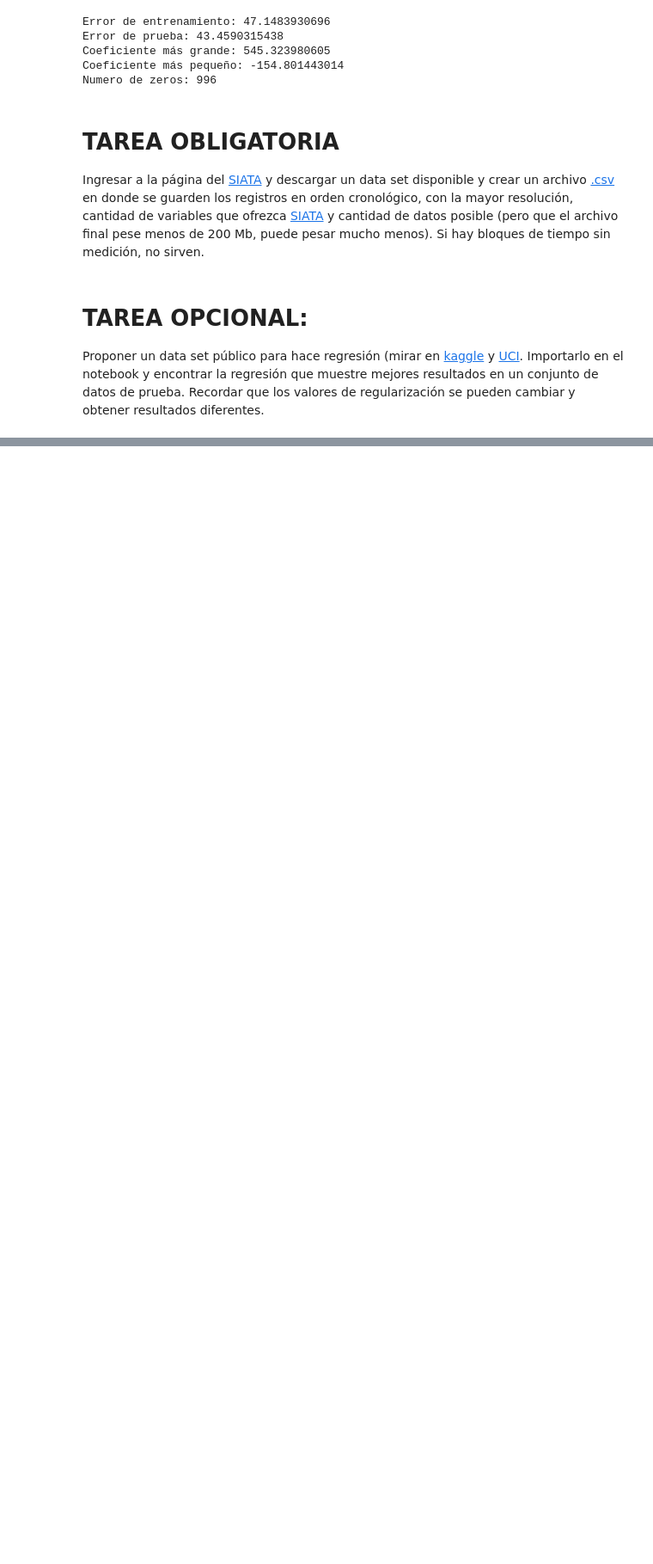
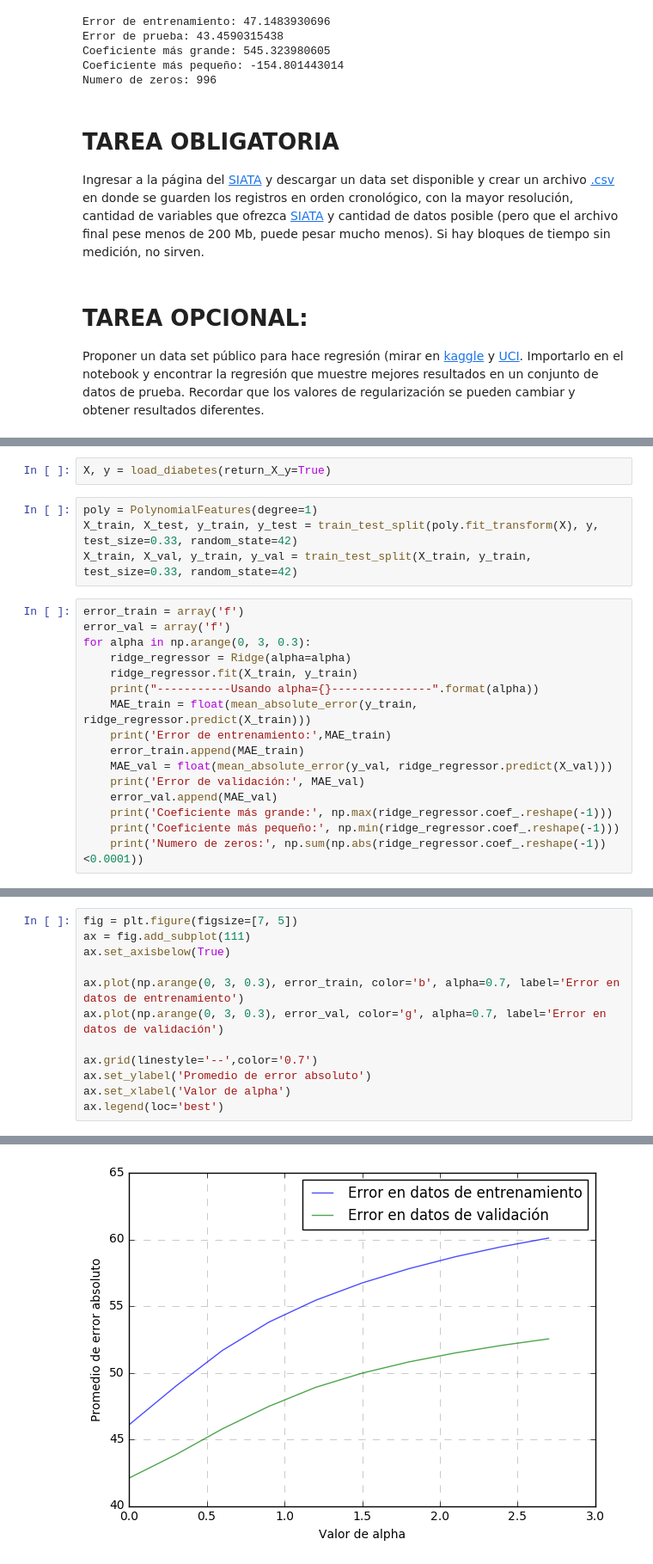
Before and after one commit to GAPM/Machine_Learning_basico, a Jupyter notebook: regresion_lineal.ipynb, the cells around one changed output, grey strips where cells are left out. Shown at 86% size. Cells and saved outputs as stored; diff of their text form; blank space fills up the shorter version.

```diff
--- a/regresion_lineal.ipynb
+++ b/regresion_lineal.ipynb
@@ -702,0 +708,22 @@ Proponer un data set público para hace regresión (mirar en [kaggle](https://ww
+# %%
+X, y = load_diabetes(return_X_y=True)
+# %%
+poly = PolynomialFeatures(degree=1)
+X_train, X_test, y_train, y_test = train_test_split(poly.fit_transform(X), y, test_size=0.33, random_state=42)
+X_train, X_val, y_train, y_val = train_test_split(X_train, y_train, test_size=0.33, random_state=42)
+# %%
+error_train = array('f')
+error_val = array('f')
+for alpha in np.arange(0, 3, 0.3):
+    ridge_regressor = Ridge(alpha=alpha)
+    ridge_regressor.fit(X_train, y_train)
+    print("-----------Usando alpha={}---------------".format(alpha))
+    MAE_train = float(mean_absolute_error(y_train, ridge_regressor.predict(X_train)))
+    print('Error de entrenamiento:',MAE_train)
+    error_train.append(MAE_train)
+    MAE_val = float(mean_absolute_error(y_val, ridge_regressor.predict(X_val)))
+    print('Error de validación:', MAE_val)
+    error_val.append(MAE_val)
+    print('Coeficiente más grande:', np.max(ridge_regressor.coef_.reshape(-1)))
+    print('Coeficiente más pequeño:', np.min(ridge_regressor.coef_.reshape(-1)))
+    print('Numero de zeros:', np.sum(np.abs(ridge_regressor.coef_.reshape(-1))<0.0001))
@@ -702,0 +748,13 @@ Proponer un data set público para hace regresión (mirar en [kaggle](https://ww
+# %%
+fig = plt.figure(figsize=[7, 5])
+ax = fig.add_subplot(111)
+ax.set_axisbelow(True)
+
+ax.plot(np.arange(0, 3, 0.3), error_train, color='b', alpha=0.7, label='Error en datos de entrenamiento')
+ax.plot(np.arange(0, 3, 0.3), error_val, color='g', alpha=0.7, label='Error en datos de validación')
+
+ax.grid(linestyle='--',color='0.7')
+ax.set_ylabel('Promedio de error absoluto')
+ax.set_xlabel('Valor de alpha')
+ax.legend(loc='best')
+# %% [output]
@@ -702,0 +762 @@ Proponer un data set público para hace regresión (mirar en [kaggle](https://ww
+[figure, added]
```
Also changed, not shown: parts of 6 cells of this notebook.
